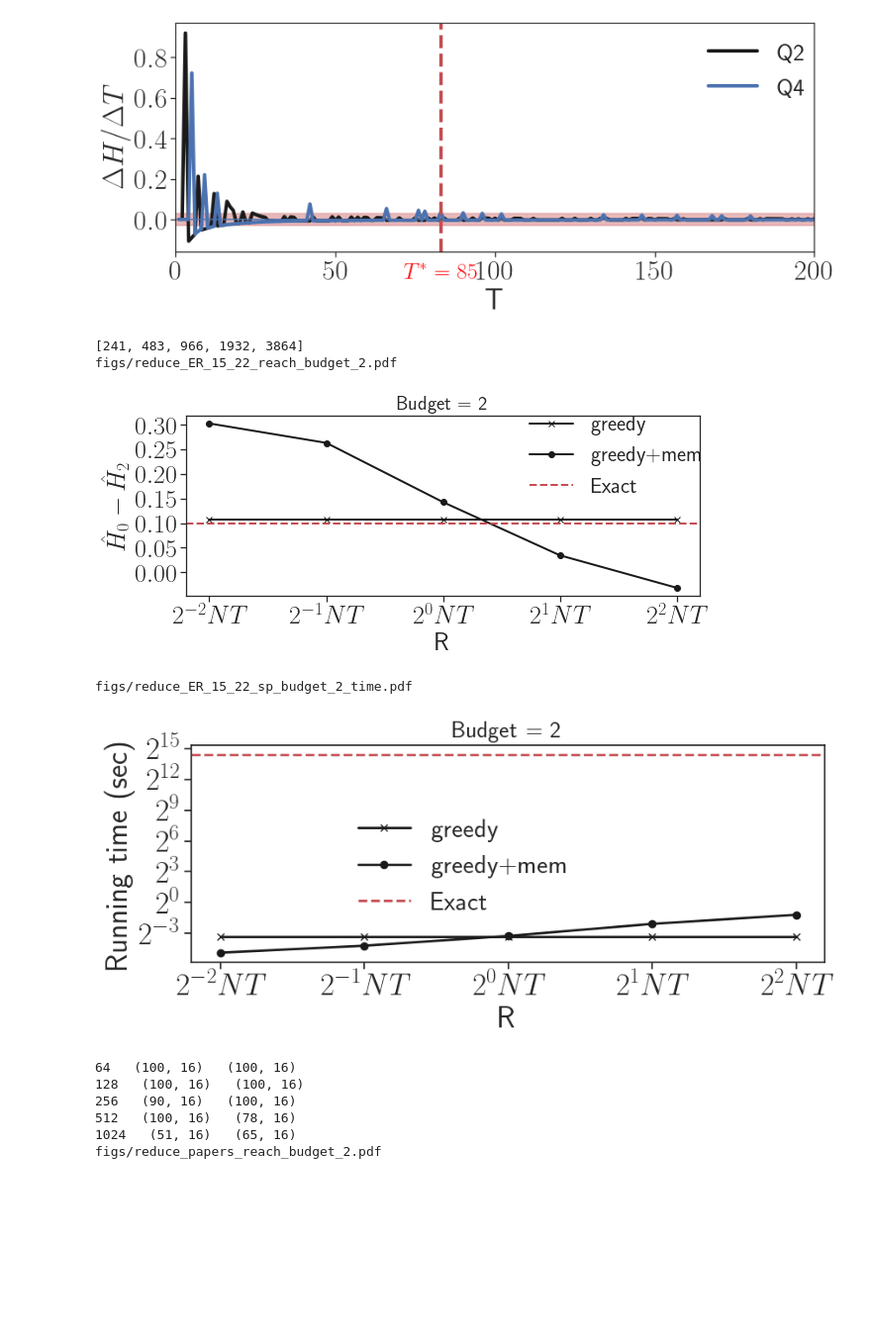
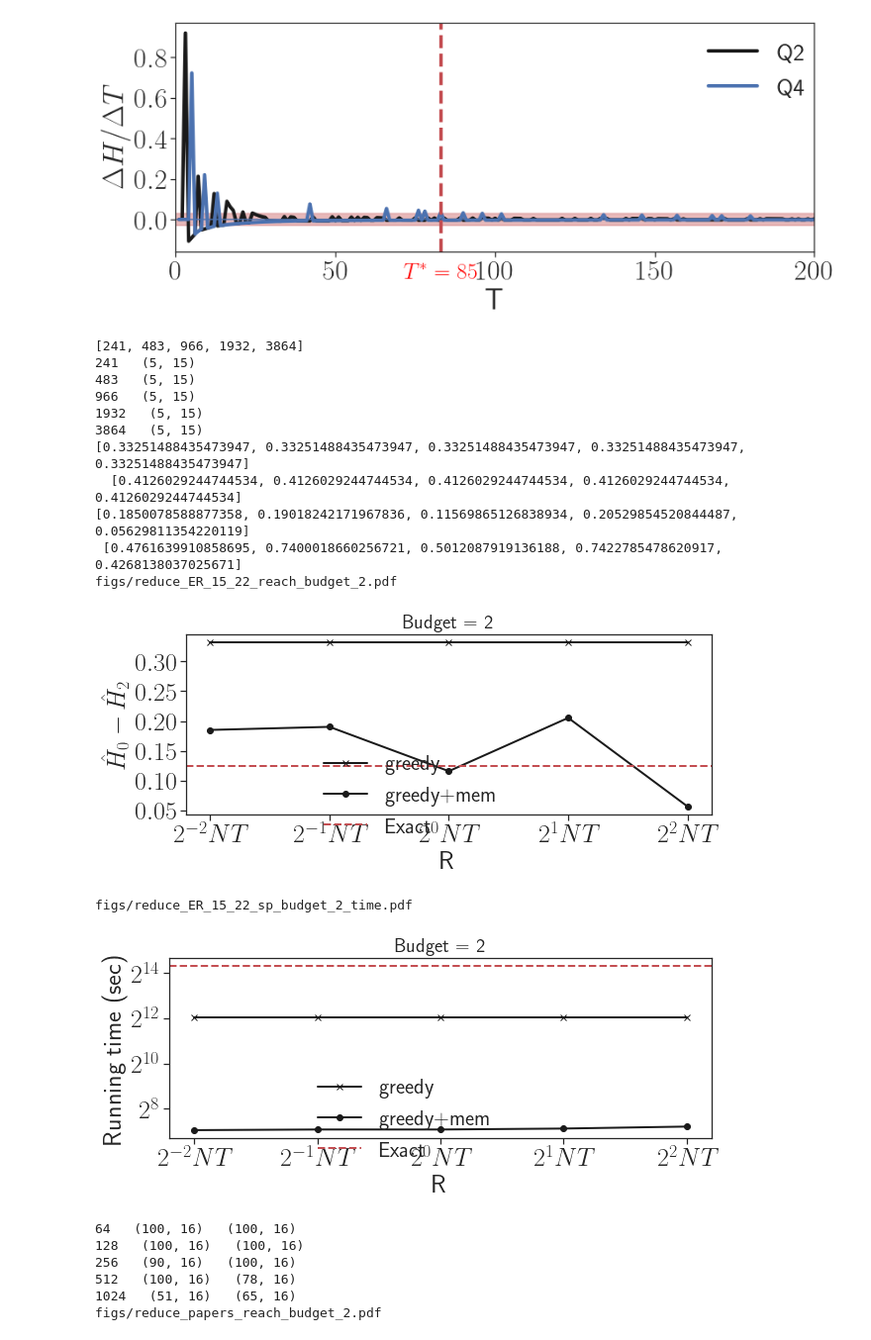
Before and after one commit to toggled/uncertainty, a Jupyter notebook: test.ipynb, the cells around one changed output. Shown at 99% size. Cells and saved outputs as stored; diff of their text form; code cells hidden in the pictures; blank space fills up the shorter version.

```diff
--- a/test.ipynb
+++ b/test.ipynb
@@ -670,7 +670,7 @@ lw = 2
 
 k = 2
 # K = 32
-folder = 'output/baby/ureduct/'
+folder = 'output/baby/ureduct_exact/'
 data = 'ER_15_22'
 alg0 = 'greedymem'
 a0 = 'greedy+mem'
@@ -690,7 +690,8 @@ if q == 'sp':
     Kset = [int((2**i)*nt) for i in range(-2,3)]
 varyK0 = [] #greedy+mem
 varyK1  = [] #greedy
-est_alg = ['mcbfs','mcdij'][q == 'sp']
+# est_alg = ['mcbfs','mcdij'][q == 'sp']
+est_alg = 'exact'
 for K in Kset:
     name0 = folder+'reduce_k_'+str(k)+'_K_'+str(K)+'_'+data+'_'+alg0+'_'+q+'_'+str(qset)+'.queries.csv'
     name1 = folder+'reduce_k_'+str(k)+'_K_10_'+data+'_'+alg1+'_'+q+'_'+str(qset)+'.queries.csv'
@@ -698,7 +699,8 @@ for K in Kset:
     df1 = pd.read_csv(name1)
     df0 = df0[df0['MCalgo'] == est_alg]
     df1 = df1[df1['MCalgo'] == est_alg]
-    # print(K,' ',df0.shape)
+    print(K,' ',df0.shape)
+    # print(name0,' ',name1)
     varyK0.append(df0)
     varyK1.append(df1)
 
@@ -719,34 +721,45 @@ for i,K in enumerate(Kset):
 # plt.xscale('log',base=2)
 # greedy_red = np.array(greedy_red)
 # std_red = np.array(std_red)
 # print(greedy_red.shape,' ',std_red.shape,' ',len(greedyM_red),' ',len(stdM_red))
+print(greedy_red,' \n\r ',std_red)
+print(greedyM_red,'\n\r',stdM_red)
 plt.plot(Kset,greedy_red,color = 'k',marker='x',label='greedy',linewidth=lw)
 plt.plot(Kset,greedyM_red,color = 'k',marker='o',label='greedy+mem',linewidth=lw)
 # plt.fill_between(Kset, np.array(greedyM_red) - np.array(stdM_red), np.array(greedyM_red) + np.array(stdM_red), \
 #                  color='r', alpha=0.4)
 ax = plt.gca()
 ax.axhline(exact_deltaH,linestyle='--',color='r',linewidth=lw,label='Exact')
 
 plt.xscale('log',base=2)
 plt.xlabel('R',fontsize=fontsize-2)
 plt.ylabel('$\hat{H}_0 - \hat{H}_'+str(k)+'$',fontsize=fontsize-2)
 # plt.xticks([2**0,2**2,2**4,2**6,2**8],fontsize=fontsize-2)
 plt.xticks(Kset,fontsize=fontsize-2)
 ax = plt.gca()
 ax.set_xticklabels(xlabels)
 plt.yticks(fontsize=fontsize-2)
 # plt.legend(fontsize=fontsize+10,frameon = False,prop={"size":22},bbox_to_anchor=(0.6,0.4))
 plt.legend(fontsize=fontsize+10,frameon = False,prop={"size":22},bbox_to_anchor=(0.63,0.44))
 plt.title('Budget = '+str(k),fontsize=fontsize-8)
 fname = 'figs/reduce_'+data+"_"+q+'_budget_'+str(k)+".pdf"
 print(fname)
 plt.tight_layout()
 plt.savefig(fname)
 plt.show()
 # %% [output]
 [241, 483, 966, 1932, 3864]
+241   (5, 15)
+483   (5, 15)
+966   (5, 15)
+1932   (5, 15)
+3864   (5, 15)
+[0.33251488435473947, 0.33251488435473947, 0.33251488435473947, 0.33251488435473947, 0.33251488435473947]
+  [0.4126029244744534, 0.4126029244744534, 0.4126029244744534, 0.4126029244744534, 0.4126029244744534]
+[0.1850078588877358, 0.19018242171967836, 0.11569865126838934, 0.20529854520844487, 0.05629811354220119]
+ [0.4761639910858695, 0.7400018660256721, 0.5012087919136188, 0.7422785478620917, 0.4268138037025671]
 figs/reduce_ER_15_22_reach_budget_2.pdf
-[figure, old version]
+[figure, new version]
 # %%
 from matplotlib import pyplot as plt
 plt.rcParams['text.usetex'] = True
@@ -765,7 +778,7 @@ lw = 2
 
 k = 2
 # K = 32
-folder = 'output/baby/ureduct/'
+folder = 'output/baby/ureduct_exact/'
 data = 'ER_15_22'
 alg0 = 'greedymem'
 a0 = 'greedy+mem'
@@ -774,6 +787,8 @@ a1 = 'greedy'
 # q =   'reach'
 q = 'sp'
 qset = 2
+# est_alg = ['mcbfs','mcdij'][q == 'sp']
+est_alg = 'exact'
 # Kset = [1,2,4,8,16,32,64,128,256]
 xlabels = ['$2^{'+str(i)+'}NT$' for i in range(-2,3)]
 if q == 'reach':
@@ -785,7 +800,7 @@ if q == 'sp':
     Kset = [int((2**i)*nt) for i in range(-2,3)]
 varyK0 = [] #greedy+mem
 varyK1  = [] #greedy
-est_alg = ['mcbfs','mcdij'][q == 'sp']
+# est_alg = ['mcbfs','mcdij'][q == 'sp']
 for K in Kset:
     name0 = folder+'reduce_k_'+str(k)+'_K_'+str(K)+'_'+data+'_'+alg0+'_'+q+'_'+str(qset)+'.queries.csv'
     name1 = folder+'reduce_k_'+str(k)+'_K_10_'+data+'_'+alg1+'_'+q+'_'+str(qset)+'.queries.csv'
@@ -793,7 +808,8 @@ for K in Kset:
     df1 = pd.read_csv(name1)
     df0 = df0[df0['MCalgo'] == est_alg]
     df1 = df1[df1['MCalgo'] == est_alg]
-    # print(K,' ',df0.shape)
+    # print(K,' ',df0.shape,' ',df1.shape)
+    # print(name0,' ',name1)
     varyK0.append(df0)
     varyK1.append(df1)
 
@@ -840,7 +856,7 @@ plt.savefig(fname)
 plt.show()
 # %% [output]
 figs/reduce_ER_15_22_sp_budget_2_time.pdf
-[figure, old version]
+[figure, new version]
 # %%
 from matplotlib import pyplot as plt
 plt.rcParams['text.usetex'] = True
```
Also changed, not shown: parts of 1 cell of this notebook, 2 other files.
